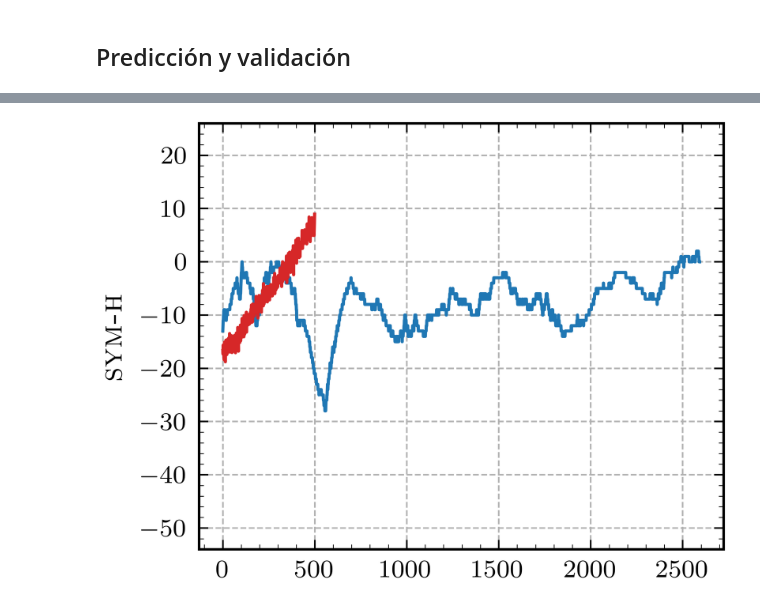
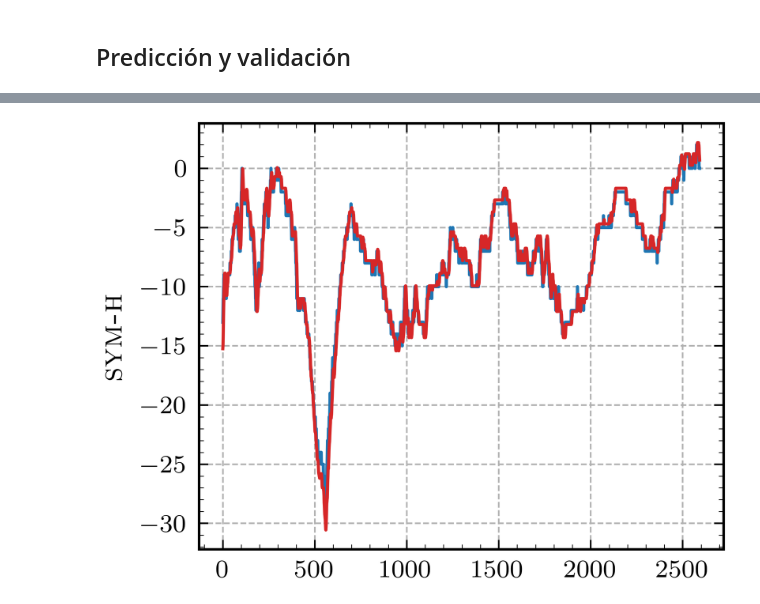
Before and after one commit to ffiza/aprendizaje-automatico-lamp, a Jupyter notebook: code/tp2.ipynb, the cells around one changed output, grey strips where cells are left out. Drawn from its saved outputs; the diff is of its cells as text; code cells hidden in the pictures.

```diff
--- a/code/tp2.ipynb
+++ b/code/tp2.ipynb
@@ -236,14 +236,6 @@ x, y = split_sequence(data_train_scaled,
 ## Modelado
 # %%
 model = Sequential()
-
-model.add(Dense(units=N_NEURONS,
-                activation=ACTIVATION_FUNCTION,
-                input_dim=N_STEPS_IN))
-
-model.add(Dense(units=N_NEURONS,
-                activation=ACTIVATION_FUNCTION,
-                input_dim=N_STEPS_IN))
 
 model.add(Dense(units=N_NEURONS,
                 activation=ACTIVATION_FUNCTION,
@@ -297,4 +301,0 @@ print(mse)
-# %%
-print(y_hat1)
-y_pred = scaler.inverse_transform(y_hat1)
-print(y_pred)
@@ -319,27 +302,44 @@ print(y_pred)
+# %%
+def walk_forward(data: np.ndarray, n_test: int,
+                 n_steps_in: int) -> np.ndarray:
+    # TODO: Properly document this function.
+    y_hat = []
+    n_train = len(data) - n_test
+    data_scaled = scaler.transform(data.reshape(-1, 1))
+    for i in range(n_test):
+        y_hat.append(model.predict(
+            data_scaled[n_train-n_steps_in+i:n_train+i].reshape(1, -1),
+            verbose=VERBOSE_TYPE)[0, 0])
+    y_hat = np.array(y_hat)
+    y_pred = scaler.inverse_transform(y_hat.reshape(1, -1))
+    return y_pred
+# %%
+y_pred = walk_forward(df_reduced['SYM-H'].to_numpy(),
+                     len(data_test_scaled), N_STEPS_IN)
 # %%
 fig = plt.figure(facecolor='white')
 gs = fig.add_gridspec(ncols=1, nrows=1, hspace=0, wspace=0)
 ax = gs.subplots(sharex=True, sharey=True)
 
 ax.label_outer()
 ax.tick_params(which='both', direction="in")
 ax.set_axisbelow(True)
 ax.grid(True, linestyle='--', lw=.5)
 ax.minorticks_on()
 # ax.set_xlabel(r'\textsc{day}')
 ax.set_ylabel(r'\textsc{sym-h}')
 # ax.xaxis.set_major_formatter(mdates.DateFormatter('%d'))
 # ax.set_xlim(datetime.date(2013, 2, 1), datetime.date(2013, 2, 28))
-ax.set_ylim(df_reduced['SYM-H'].min()-20, df['SYM-H'].max()+10)
+# ax.set_ylim(df_reduced['SYM-H'].min()-20, df['SYM-H'].max()+10)
 
 # Plot data
 ax.plot(np.array(df_reduced['SYM-H'])[-len(data_test):],
         color='tab:blue', ls='-', lw=1)
 ax.plot(y_pred.flatten(),
         color='tab:red', ls='-', lw=1)
 
 # ax.legend(loc='upper right', framealpha=0)
 # fig.savefig('../images/tp2_fig1.pdf')
 plt.show()
 # %% [output]
-[figure, old version]
+[figure, new version]
```
Also changed, not shown: parts of 10 cells of this notebook, 1 other file.
